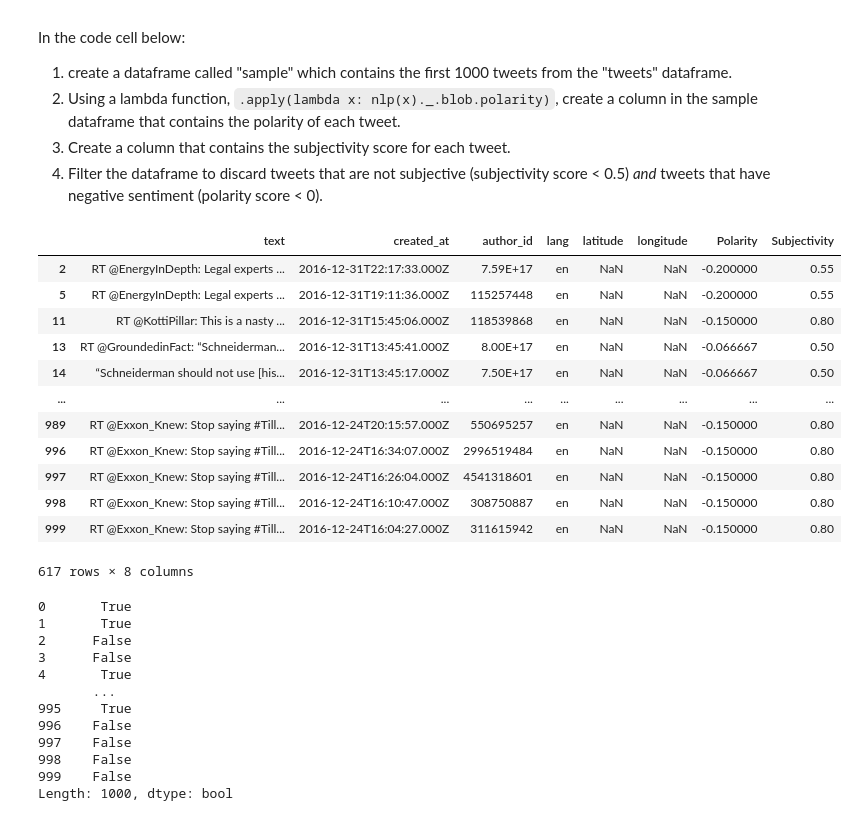
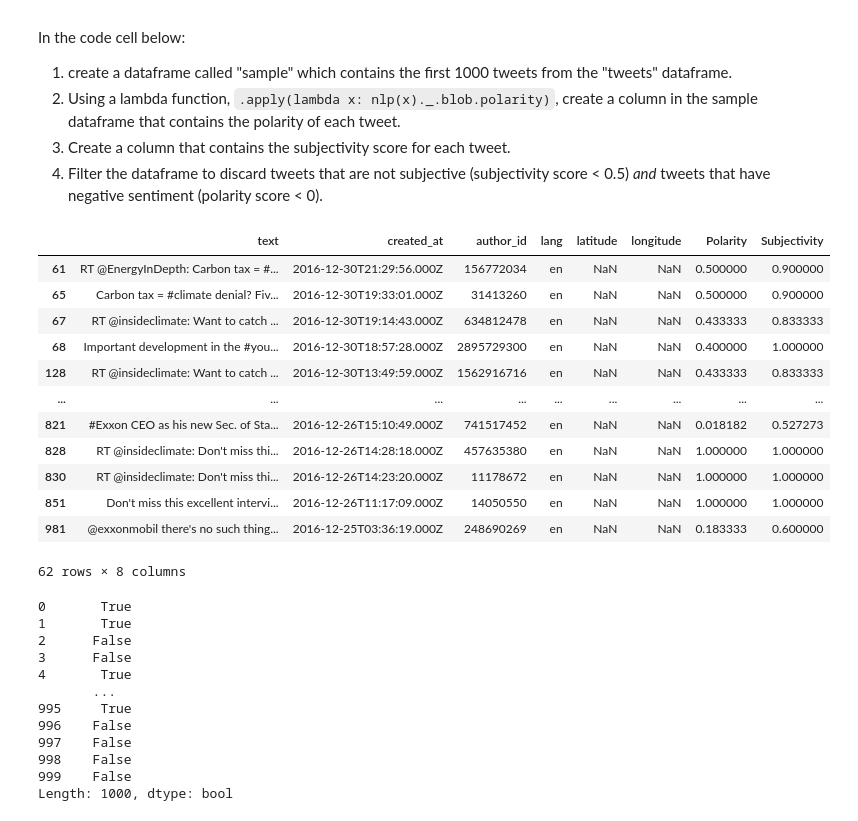
Before and after one commit to maxvayson/QM2, a Jupyter notebook: Copie_de_WS4_Natural_Language_Processing_Student_Version_ipynb_final.ipynb, the cells around one changed output. Cells and saved outputs as stored; diff of their text form; code cells hidden in the pictures.

```diff
--- a/Copie_de_WS4_Natural_Language_Processing_Student_Version_ipynb_final.ipynb
+++ b/Copie_de_WS4_Natural_Language_Processing_Student_Version_ipynb_final.ipynb
@@ -618,24 +618,25 @@ In the code cell below:
 # %%
 
 sample=tweets.head (1000).copy()
 sample ['Polarity'] = sample['text'].apply(lambda x: nlp (x)._.blob.polarity)
 sample['Subjectivity'] = sample['text'].apply(lambda x: nlp(x)._.blob.subjectivity)
-sample = sample[sample['Subjectivity'] >= 0.5]
+sample = sample[sample['Subjectivity'] > 0.5]
+sample = sample[sample['Polarity'] > 0]
 sample
 # %% [output]
 |  | text | created_at | author_id | lang | latitude | longitude | Polarity | Subjectivity |
-| 2 | RT @EnergyInDepth: Legal experts ... | 2016-12-31T22:17:33.000Z | 7.59E+17 | en | NaN | NaN | -0.200000 | 0.55 |
-| 5 | RT @EnergyInDepth: Legal experts ... | 2016-12-31T19:11:36.000Z | 115257448 | en | NaN | NaN | -0.200000 | 0.55 |
-| 11 | RT @KottiPillar: This is a nasty ... | 2016-12-31T15:45:06.000Z | 118539868 | en | NaN | NaN | -0.150000 | 0.80 |
-| 13 | RT @GroundedinFact: “Schneiderman... | 2016-12-31T13:45:41.000Z | 8.00E+17 | en | NaN | NaN | -0.066667 | 0.50 |
-| 14 | “Schneiderman should not use [his... | 2016-12-31T13:45:17.000Z | 7.50E+17 | en | NaN | NaN | -0.066667 | 0.50 |
+| 61 | RT @EnergyInDepth: Carbon tax = #... | 2016-12-30T21:29:56.000Z | 156772034 | en | NaN | NaN | 0.500000 | 0.900000 |
+| 65 | Carbon tax = #climate denial? Fiv... | 2016-12-30T19:33:01.000Z | 31413260 | en | NaN | NaN | 0.500000 | 0.900000 |
+| 67 | RT @insideclimate: Want to catch ... | 2016-12-30T19:14:43.000Z | 634812478 | en | NaN | NaN | 0.433333 | 0.833333 |
+| 68 | Important development in the #you... | 2016-12-30T18:57:28.000Z | 2895729300 | en | NaN | NaN | 0.400000 | 1.000000 |
+| 128 | RT @insideclimate: Want to catch ... | 2016-12-30T13:49:59.000Z | 1562916716 | en | NaN | NaN | 0.433333 | 0.833333 |
 | ... | ... | ... | ... | ... | ... | ... | ... | ... |
-| 989 | RT @Exxon_Knew: Stop saying #Till... | 2016-12-24T20:15:57.000Z | 550695257 | en | NaN | NaN | -0.150000 | 0.80 |
-| 996 | RT @Exxon_Knew: Stop saying #Till... | 2016-12-24T16:34:07.000Z | 2996519484 | en | NaN | NaN | -0.150000 | 0.80 |
-| 997 | RT @Exxon_Knew: Stop saying #Till... | 2016-12-24T16:26:04.000Z | 4541318601 | en | NaN | NaN | -0.150000 | 0.80 |
-| 998 | RT @Exxon_Knew: Stop saying #Till... | 2016-12-24T16:10:47.000Z | 308750887 | en | NaN | NaN | -0.150000 | 0.80 |
-| 999 | RT @Exxon_Knew: Stop saying #Till... | 2016-12-24T16:04:27.000Z | 311615942 | en | NaN | NaN | -0.150000 | 0.80 |
+| 821 | #Exxon CEO as his new Sec. of Sta... | 2016-12-26T15:10:49.000Z | 741517452 | en | NaN | NaN | 0.018182 | 0.527273 |
+| 828 | RT @insideclimate: Don't miss thi... | 2016-12-26T14:28:18.000Z | 457635380 | en | NaN | NaN | 1.000000 | 1.000000 |
+| 830 | RT @insideclimate: Don't miss thi... | 2016-12-26T14:23:20.000Z | 11178672 | en | NaN | NaN | 1.000000 | 1.000000 |
+| 851 | Don't miss this excellent intervi... | 2016-12-26T11:17:09.000Z | 14050550 | en | NaN | NaN | 1.000000 | 1.000000 |
+| 981 | @exxonmobil there's no such thing... | 2016-12-25T03:36:19.000Z | 248690269 | en | NaN | NaN | 0.183333 | 0.600000 |
-617 rows × 8 columns
+62 rows × 8 columns
 # %%
 import pandas as pd
 import spacy
```
Also changed, not shown: parts of 2 cells of this notebook.
